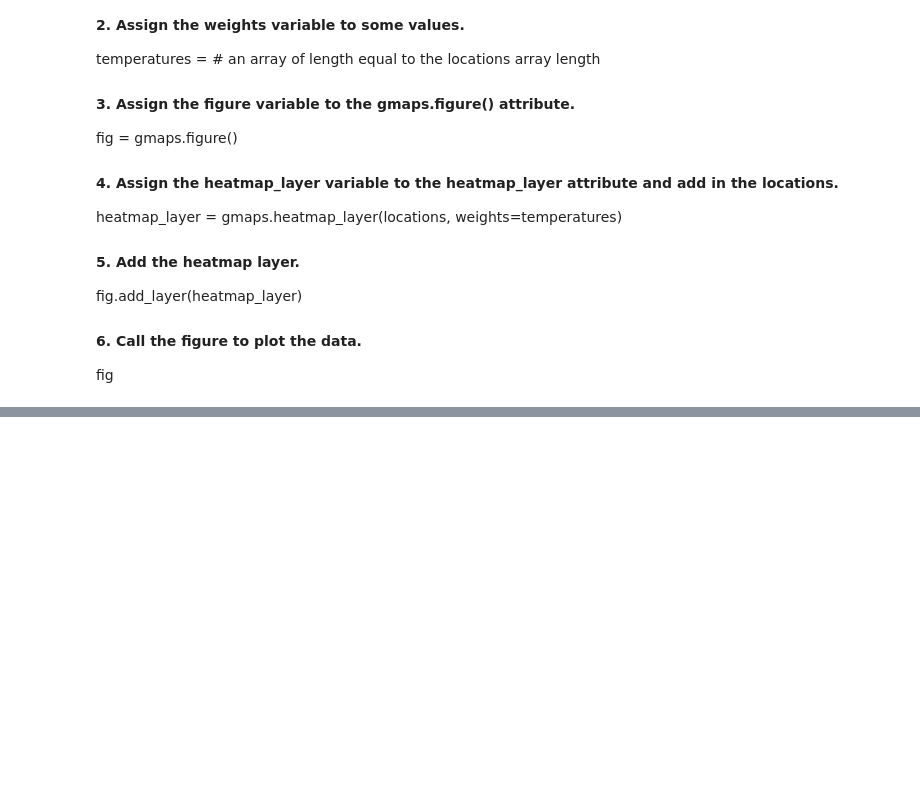
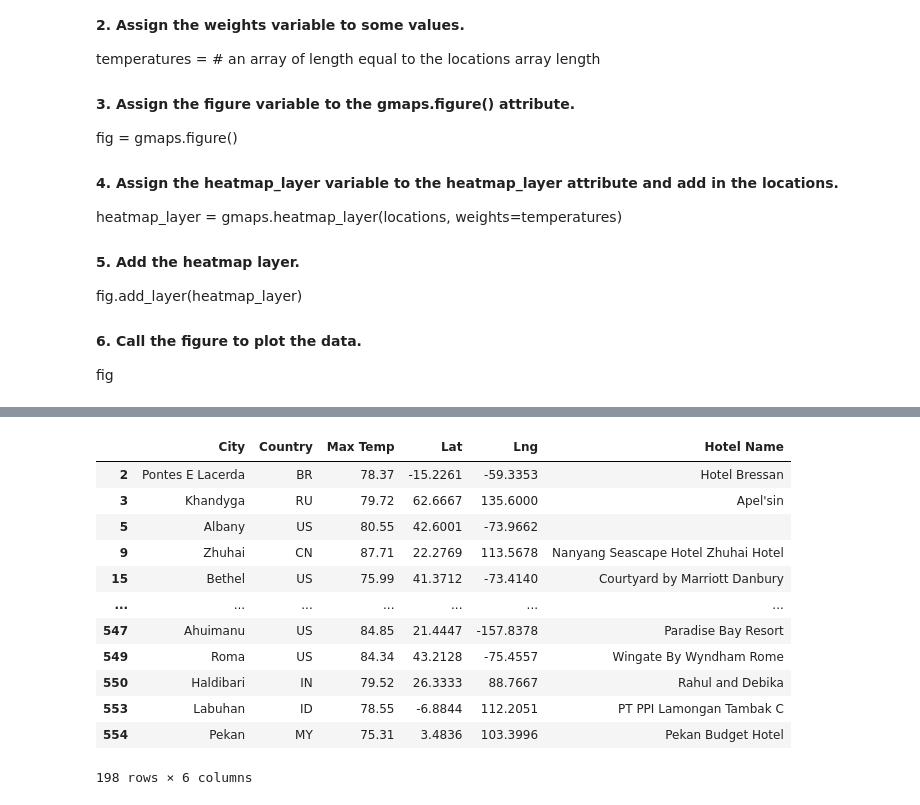
Before and after one commit to CaptCarmine/World_Weather_Analysis, a Jupyter notebook: VacationPy.ipynb, the cells around one changed output, grey strips where cells are left out. Drawn from its saved outputs; the diff is of its cells as text; code cells hidden in the pictures; blank space fills up the shorter version.

```diff
--- a/VacationPy.ipynb
+++ b/VacationPy.ipynb
@@ -111,0 +231,5 @@ heat_layer = gmaps.heatmap_layer(locations, weights=temps)
+# %%
+# Create DataFrame called hotel_df to store hotel names along with city, country, max temp, and coordinates.
+hotel_df = preferred_cities_df[["City", "Country", "Max Temp", "Lat", "Lng"]].copy()
+hotel_df["Hotel Name"] = ""
+hotel_df.head(10)
@@ -111,0 +255,13 @@ heat_layer = gmaps.heatmap_layer(locations, weights=temps)
+# %%
+# Set the parameters to search for a hotel in Paris.
+params = {
+    "radius": 5000,
+    "types": "lodging",
+    "key": g_key,
+    "location": "48.8566, 2.3522"}
+# Use base URL to search for hotels in Paris.
+base_url = "https://maps.googleapis.com/maps/api/place/nearbysearch/json"
+# Make request and get the JSON data from the search.
+hotels = requests.get(base_url, params=params).json()
+
+hotels
@@ -111,0 +294,19 @@ heat_layer = gmaps.heatmap_layer(locations, weights=temps)
+# %%
+# Iterate through the DataFrame.
+for index, row in hotel_df.iterrows():
+    # Get the latitude and longitude.
+    lat = row["Lat"]
+    lng = row["Lng"]
+
+    # Add the latitude and longitude to location key for the params dictionary.
+    params["location"] = f"{lat},{lng}"
+
+    # Use the search term: "lodging" and our latitude and longitude.
+    base_url = "https://maps.googleapis.com/maps/api/place/nearbysearch/json"
+    # Make request and get the JSON data from the search.
+    hotels = requests.get(base_url, params=params).json()
+    # Grab the first hotel from the results and store the name.
+    try:
+        hotel_df.loc[index, "Hotel Name"] = hotels["results"][0]["name"]
+    except (IndexError):
+        print("Hotel not found... skipping.")
@@ -111,0 +332,16 @@ heat_layer = gmaps.heatmap_layer(locations, weights=temps)
+# %%
+hotel_df
+# %% [output]
+|  | City | Country | Max Temp | Lat | Lng | Hotel Name |
+| 2 | Pontes E Lacerda | BR | 78.37 | -15.2261 | -59.3353 | Hotel Bressan |
+| 3 | Khandyga | RU | 79.72 | 62.6667 | 135.6000 | Apel'sin |
+| 5 | Albany | US | 80.55 | 42.6001 | -73.9662 |  |
+| 9 | Zhuhai | CN | 87.71 | 22.2769 | 113.5678 | Nanyang Seascape Hotel Zhuhai Hotel |
+| 15 | Bethel | US | 75.99 | 41.3712 | -73.4140 | Courtyard by Marriott Danbury |
+| ... | ... | ... | ... | ... | ... | ... |
+| 547 | Ahuimanu | US | 84.85 | 21.4447 | -157.8378 | Paradise Bay Resort |
+| 549 | Roma | US | 84.34 | 43.2128 | -75.4557 | Wingate By Wyndham Rome |
+| 550 | Haldibari | IN | 79.52 | 26.3333 | 88.7667 | Rahul and Debika |
+| 553 | Labuhan | ID | 78.55 | -6.8844 | 112.2051 | PT PPI Lamongan Tambak C |
+| 554 | Pekan | MY | 75.31 | 3.4836 | 103.3996 | Pekan Budget Hotel |
+198 rows × 6 columns
```
Also changed, not shown: parts of 24 cells of this notebook.
